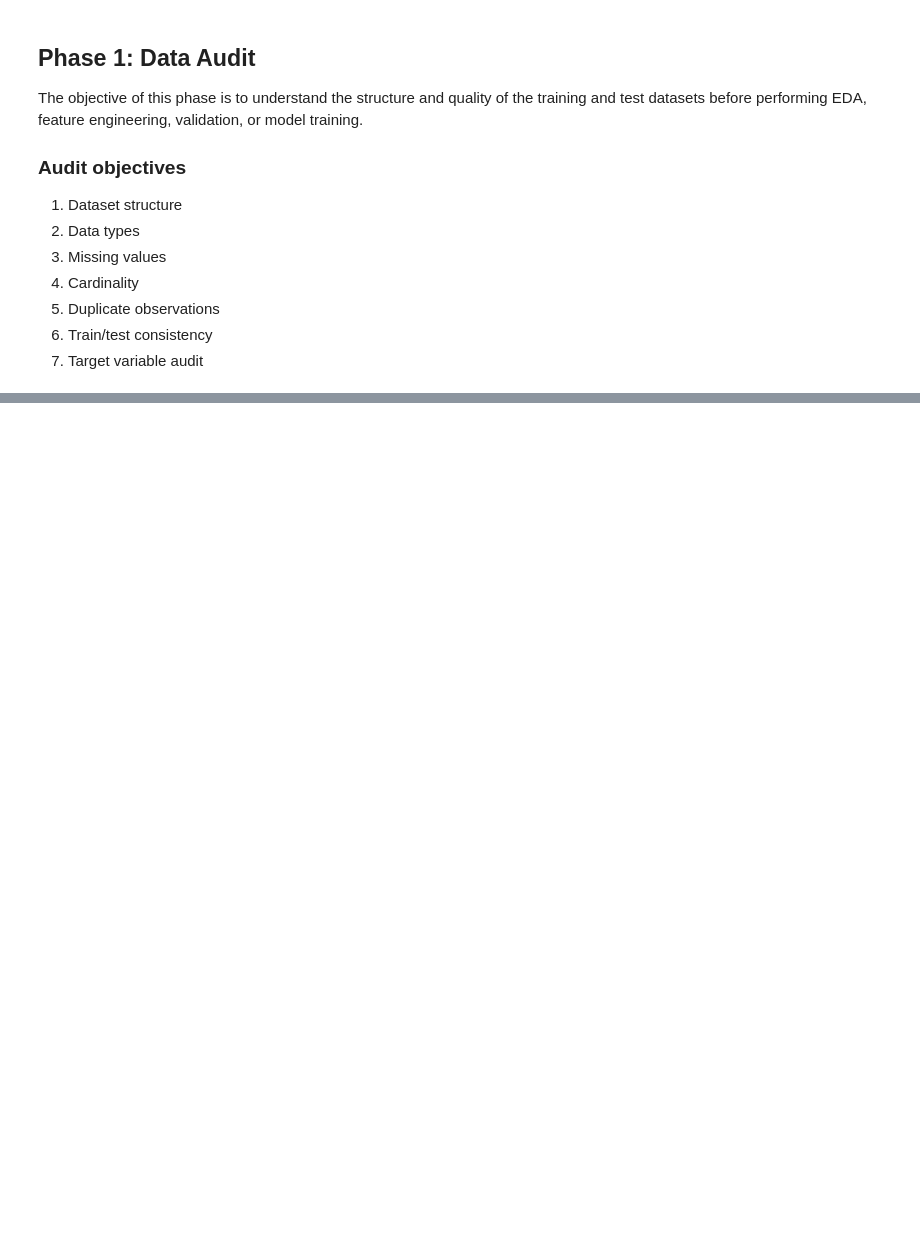
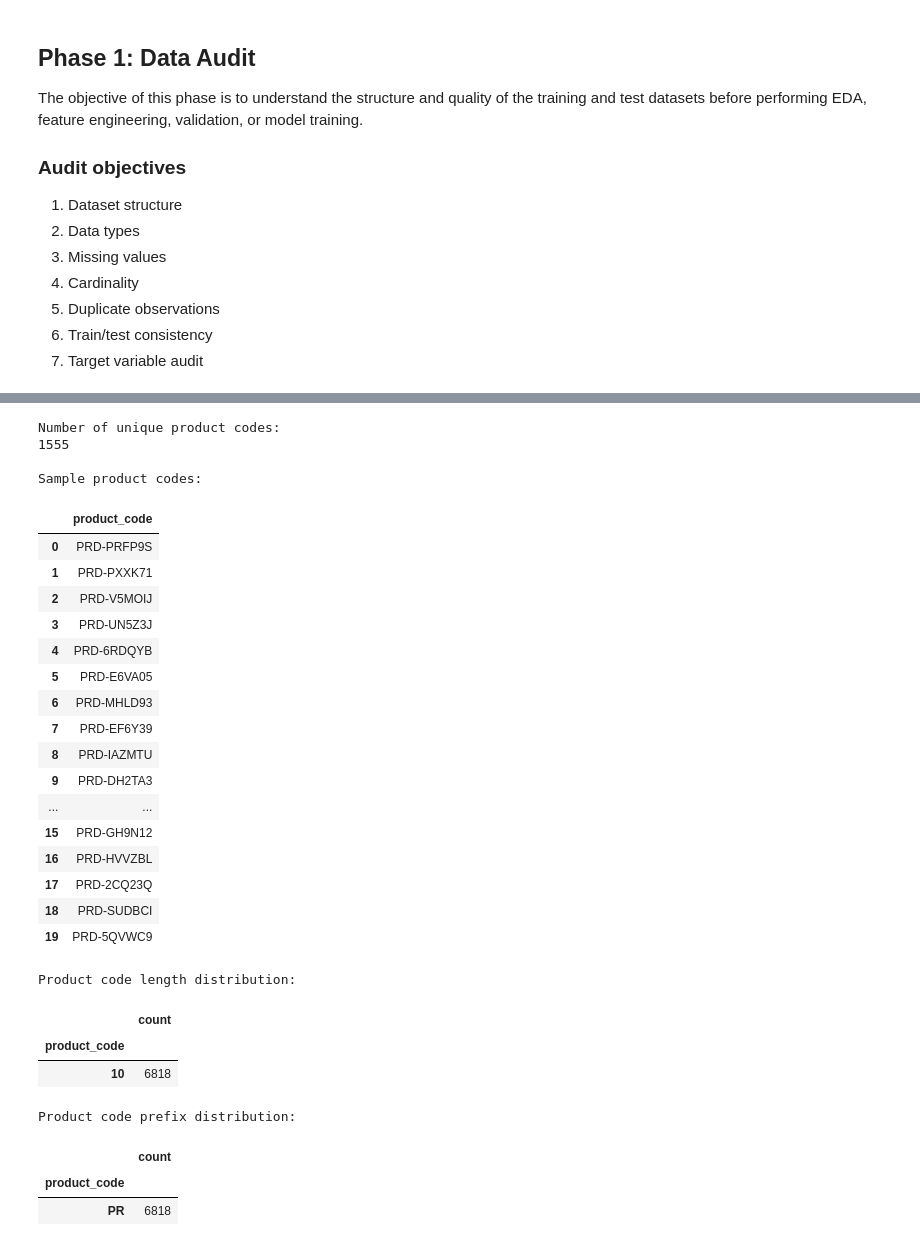
Before and after one commit to Successdada/DSN-26, a Jupyter notebook: Notebooks/data_audit.ipynb, the cells around one changed output, grey strips where cells are left out. Cells and saved outputs as stored; diff of their text form; code cells hidden in the pictures; blank space fills up the shorter version.

```diff
--- a/Notebooks/data_audit.ipynb
+++ b/Notebooks/data_audit.ipynb
@@ -344,0 +347,58 @@ Dataset Contract Passed.
+# %%
+# Product code structure audit
+
+print("Number of unique product codes:")
+print(train["product_code"].nunique())
+
+print("\nSample product codes:")
+display(train["product_code"].head(20).to_frame())
+
+print("\nProduct code length distribution:")
+display(
+    train["product_code"]
+    .astype(str)
+    .str.len()
+    .value_counts()
+    .sort_index()
+    .to_frame("count")
+)
+
+print("\nProduct code prefix distribution:")
+display(
+    train["product_code"]
+    .astype(str)
+    .str[:2]
+    .value_counts()
+    .head(30)
+    .to_frame("count")
+)
+# %% [output]
+Number of unique product codes:
+1555
+
+Sample product codes:
+|  | product_code |
+| 0 | PRD-PRFP9S |
+| 1 | PRD-PXXK71 |
+| 2 | PRD-V5MOIJ |
+| 3 | PRD-UN5Z3J |
+| 4 | PRD-6RDQYB |
+| 5 | PRD-E6VA05 |
+| 6 | PRD-MHLD93 |
+| 7 | PRD-EF6Y39 |
+| 8 | PRD-IAZMTU |
+| 9 | PRD-DH2TA3 |
+| ... | ... |
+| 15 | PRD-GH9N12 |
+| 16 | PRD-HVVZBL |
+| 17 | PRD-2CQ23Q |
+| 18 | PRD-SUDBCI |
+| 19 | PRD-5QVWC9 |
+Product code length distribution:
+|  | count |
+| product_code |  |
+| 10 | 6818 |
+Product code prefix distribution:
+|  | count |
+| product_code |  |
+| PR | 6818 |
```
Also changed, not shown: parts of 21 cells of this notebook.
